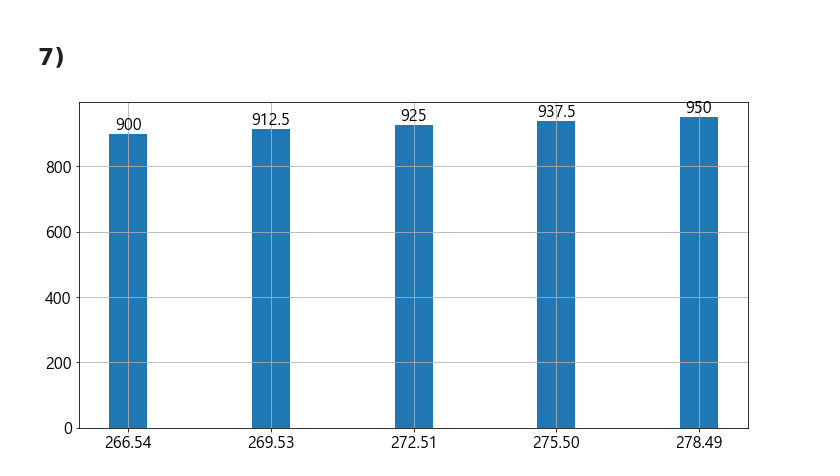
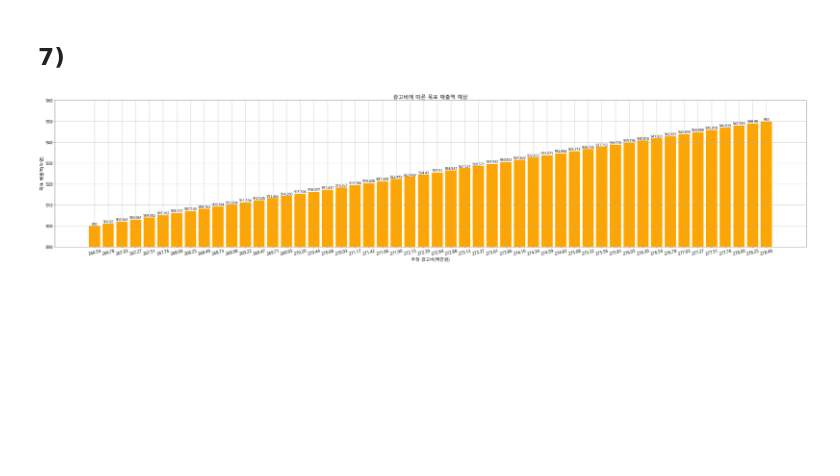
Before and after one commit to junhong-CHEON/python_study, a Jupyter notebook: Untitled10.ipynb, the cells around one changed output. Cells and saved outputs as stored; diff of their text form; code cells hidden in the pictures; blank space fills up the shorter version.

```diff
--- a/Untitled10.ipynb
+++ b/Untitled10.ipynb
@@ -35,16 +35,40 @@ plt.rcParams["axes.unicode_minus"] = False
 # %% [markdown]
 ## 1)
 # %%
-fig, ax = plt.subplots(2,2)
+fig, ax = plt.subplots(2,2, figsize = (20,10))
+fig.tight_layout(pad=4.0)
+
+plt.suptitle('광고비, 매출액 hist,box', fontsize = 30, color = 'blue')
 
 ax_ind = 0
 for i in df:
-    n, bins = np.histogram(df[i], bins = 5, range = (0, 250))
-    df[i].hist(ax = ax[0][ax_ind], bins = 5, range = (df[i].min(), df[i].max()))
+    if i == '광고비':
+        n, bins = np.histogram(df[i], bins = 5, range = (0, 250))
+        df[i].hist(ax = ax[0][ax_ind], bins = 5, range = (0, 250),rwidth = 0.8)
+        x_label = []
+        for j in bins:
+            x_label.append('%d백만원' %j)
+    else:
+        n, bins = np.histogram(df[i], bins = 9, range = (0, 900))
+        df[i].hist(ax = ax[0][ax_ind], bins = 9, range = (0, 900),rwidth = 0.8, color = 'green')
+        x_label = []
+        for j in bins:
+            x_label.append('%d억원' %j)
+
+    ax[0][ax_ind].set_title('%shist' %i, fontsize = 20, color = 'red')
+    ax[0][ax_ind].set_xticks(bins)
+    ax[0][ax_ind].set_xticklabels(x_label,rotation=15)
+    ax[0][ax_ind].set_xlabel('%s' %i)
+
+    for i,v in enumerate(n):
+        txt = '%d' %v
+        ax[0][ax_ind].text(bins[i] + (bins[i+1] - bins[i])/2, v, txt,
+                          horizontalalignment = 'center', verticalalignment = 'bottom')
     ax_ind += 1
 ax_ind = 0
 
 for i in df:
     df.boxplot(i, ax = ax[1][ax_ind])
+    ax[1][ax_ind].set_title('%sBoxPlot' %i, fontsize = 20, color = 'red')
     ax_ind += 1
 # %% [output]
@@ -224,21 +259,26 @@ Text(62, 780, 'y = 4.183279x + -215.002908')
 # %% [markdown]
 ## 7)
 # %%
-목표매출액 = np.linspace(900, 950, 5)
+목표매출액 = np.linspace(900, 950)
 
 def 추정광고비(매출액):
     a = res.params.광고비
     b = res.params.Intercept
     return (매출액 - b)/a
 
 추정광고비_list = []
 
+plt.figure(figsize = (50,10))
 for i in 목표매출액:
     추정광고비_list.append(추정광고비(i))
 
-p1 = plt.bar(추정광고비_list, 목표매출액)
-plt.xticks(추정광고비_list)
-plt.bar_label(p1)
+p1 = plt.bar(추정광고비_list, 목표매출액, width = 0.2, color = 'orange')
+plt.xticks(추정광고비_list, rotation = 15)
+plt.bar_label(p1,fontsize = 13)
+plt.title('광고비에 따른 목표 매출액 예상')
+plt.xlabel('추정 광고비(백만원)')
+plt.ylabel('목표 매출액(억원)')
+plt.ylim(890, 960)
 plt.grid()
 # %% [output]
-[figure, old version]
+[figure, new version]
```
Also changed, not shown: parts of 10 cells of this notebook, 4 other files.
